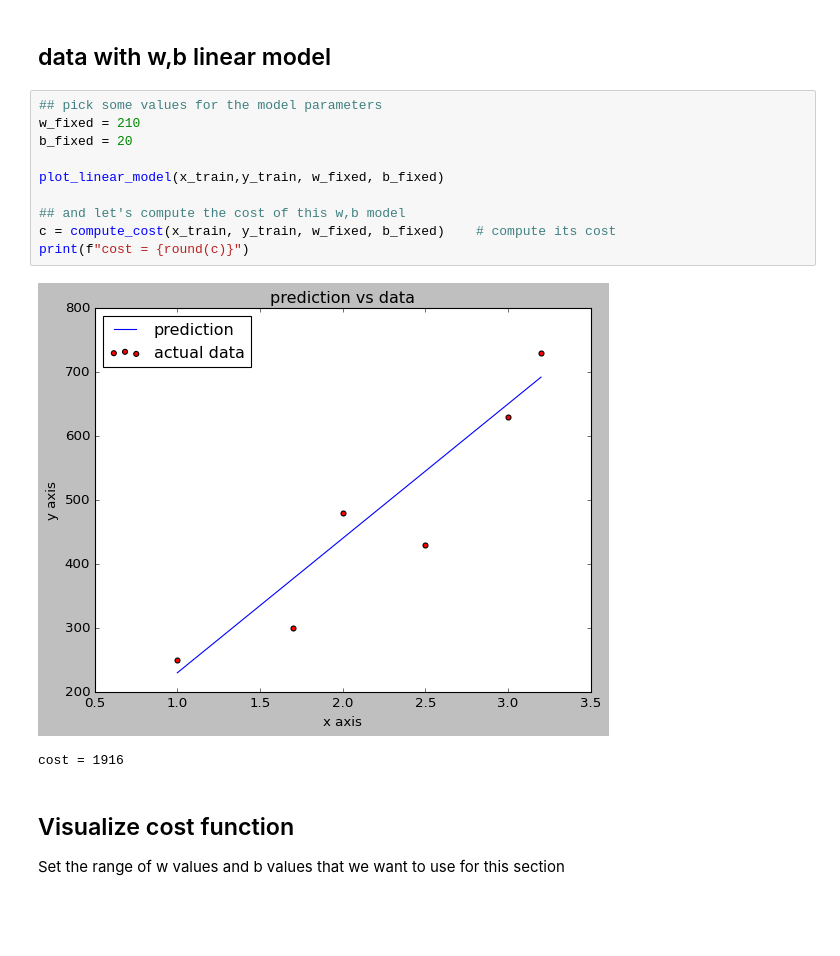
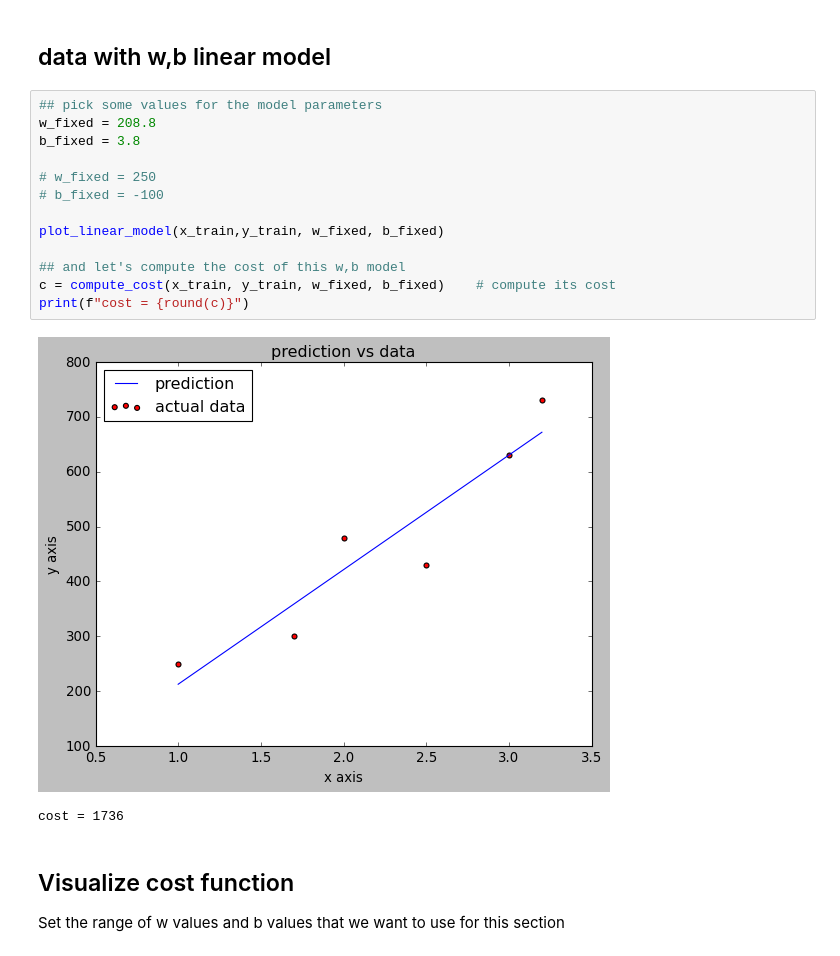
Before and after one commit to acnard/dl-ai-machine-learning, a Jupyter notebook: gradient_descent.ipynb, the cells around one changed output. Saved outputs shown, nothing was run; the diff lists cells and outputs as text; blank space fills up the shorter version.

```diff
--- a/gradient_descent.ipynb
+++ b/gradient_descent.ipynb
@@ -96,17 +96,20 @@ plot_datapoints(x_train, y_train)
 ## data with w,b linear model
 # %%
 ## pick some values for the model parameters
-w_fixed = 210
-b_fixed = 20
+w_fixed = 208.8
+b_fixed = 3.8
+
+# w_fixed = 250
+# b_fixed = -100
 
 plot_linear_model(x_train,y_train, w_fixed, b_fixed)
 
 ## and let's compute the cost of this w,b model
 c = compute_cost(x_train, y_train, w_fixed, b_fixed)    # compute its cost
 print(f"cost = {round(c)}")
 # %% [output]
-[figure, old version]
+[figure, new version]
-cost = 1916
+cost = 1736
 # %% [markdown]
 ## Visualize cost function
 
```
Also changed, not shown: parts of 15 cells of this notebook.
